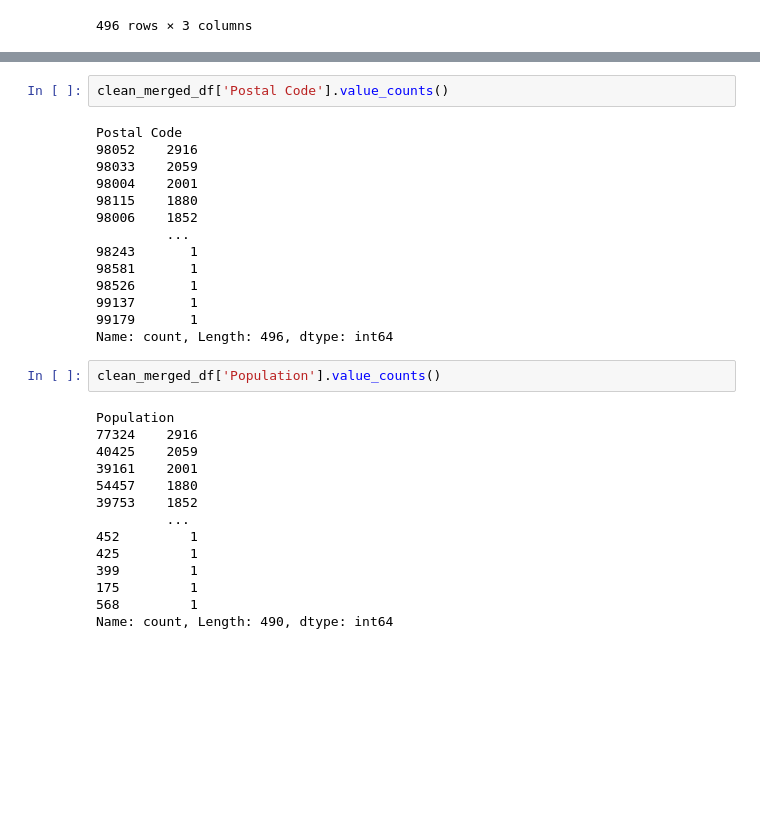
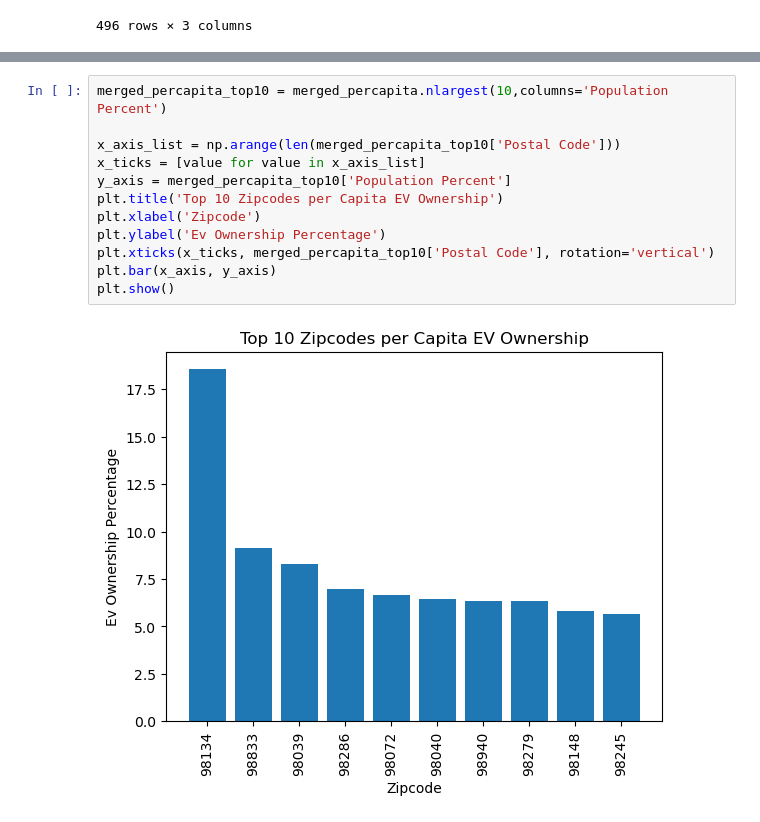
Before and after one commit to caelwillis/group-4-proj-1, a Jupyter notebook: Census-vs-EV-ownership.ipynb, the cells around one changed output, grey strips where cells are left out. Drawn from its saved outputs; the diff is of its cells as text; blank space fills up the shorter version.

Commit message:
more visuals added

```diff
--- a/Census-vs-EV-ownership.ipynb
+++ b/Census-vs-EV-ownership.ipynb
@@ -183,35 +157,17 @@ dtype: int64
-# %%
-clean_merged_df['Postal Code'].value_counts()
-# %% [output]
-Postal Code
-98052    2916
-98033    2059
-98004    2001
-98115    1880
-98006    1852
-         ...
-98243       1
-98581       1
-98526       1
-99137       1
-99179       1
-Name: count, Length: 496, dtype: int64
-# %%
-clean_merged_df['Population'].value_counts()
-# %% [output]
-Population
-77324    2916
-40425    2059
-39161    2001
-54457    1880
-39753    1852
-         ...
-452         1
-425         1
-399         1
-175         1
-568         1
-Name: count, Length: 490, dtype: int64
+# %%
+merged_percapita_top10 = merged_percapita.nlargest(10,columns='Population Percent')
+
+x_axis_list = np.arange(len(merged_percapita_top10['Postal Code']))
+x_ticks = [value for value in x_axis_list]
+y_axis = merged_percapita_top10['Population Percent']
+plt.title('Top 10 Zipcodes per Capita EV Ownership')
+plt.xlabel('Zipcode')
+plt.ylabel('Ev Ownership Percentage')
+plt.xticks(x_ticks, merged_percapita_top10['Postal Code'], rotation='vertical')
+plt.bar(x_axis, y_axis)
+plt.show()
+# %% [output]
+[figure, added]
 # %%
 clean_ev_cen = ev_cen.groupby('Make').agg({'Median Household Income':['median','mean'],
                            'Postal Code':lambda x: x.nunique()}).reset_index()
```
Also changed, not shown: parts of 22 cells of this notebook.
